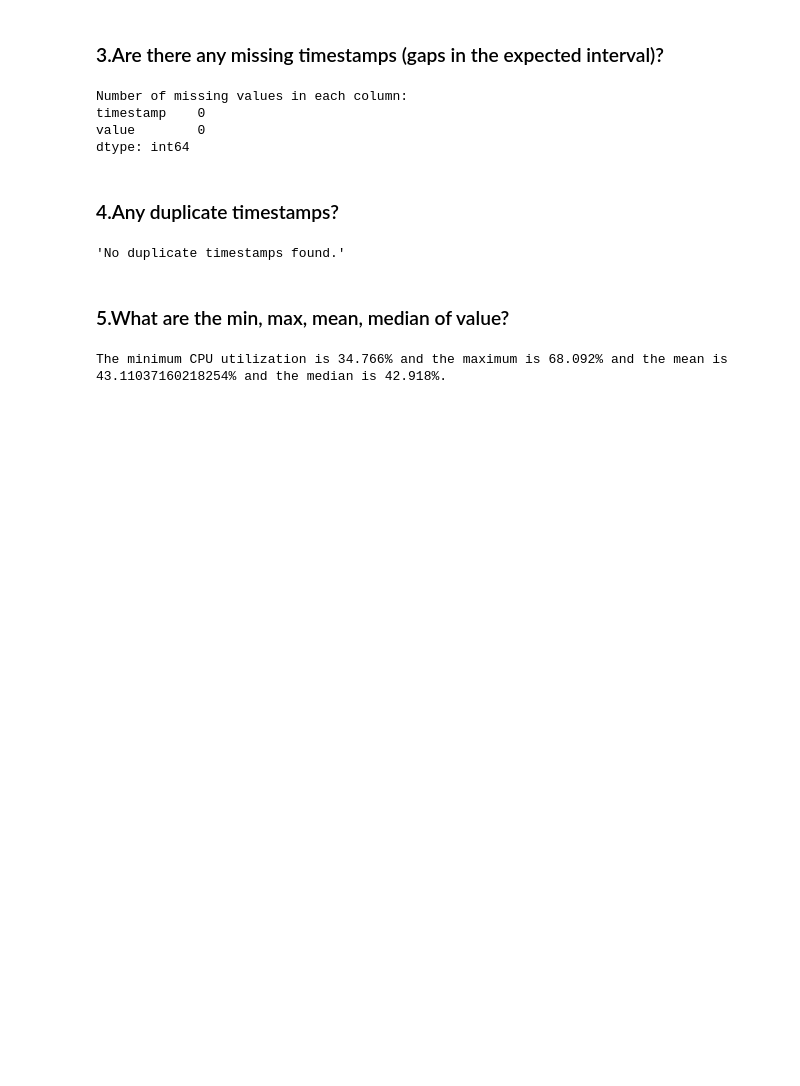
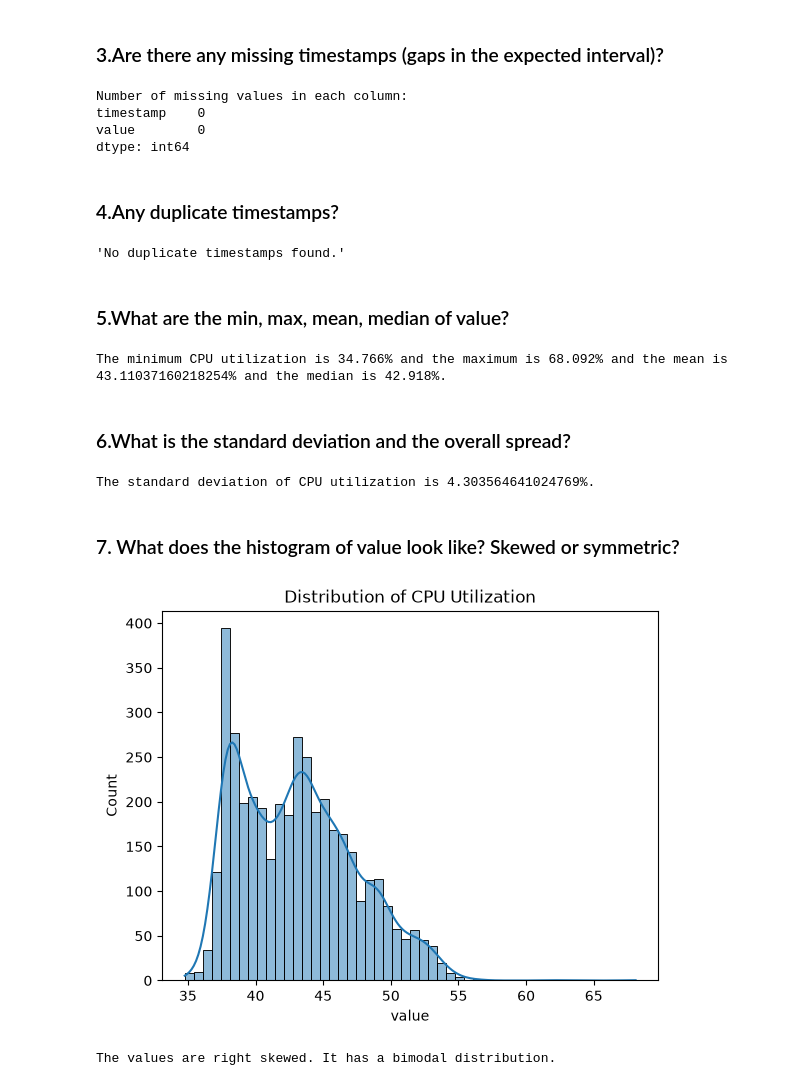
Before and after one commit to mukundnaramesh2605/Anomaly-detection-on-server-performance-metrics, a Jupyter notebook: EDA.ipynb, the cells around one changed output. Drawn from its saved outputs; the diff is of its cells as text; code cells hidden in the pictures; blank space fills up the shorter version.

```diff
--- a/EDA.ipynb
+++ b/EDA.ipynb
@@ -48,3 +48,19 @@ dtype: int64
 print(f"The minimum CPU utilization is {df['value'].min()}% and the maximum is {df['value'].max()}% and the mean is {df['value'].mean()}% and the median is {df['value'].median()}%.")
 # %% [output]
 The minimum CPU utilization is 34.766% and the maximum is 68.092% and the mean is 43.11037160218254% and the median is 42.918%.
+# %% [markdown]
+### 6.What is the standard deviation and the overall spread?
+# %%
+print(f"The standard deviation of CPU utilization is {df['value'].std()}%.")
+# %% [output]
+The standard deviation of CPU utilization is 4.303564641024769%.
+# %% [markdown]
+### 7. What does the histogram of value look like? Skewed or symmetric?
+# %%
+sns.histplot(df['value'], bins=50, kde=True)
+plt.title('Distribution of CPU Utilization')
+plt.show()
+print("The values are right skewed. It has a bimodal distribution.")
+# %% [output]
+[figure, added]
+The values are right skewed. It has a bimodal distribution.
```
